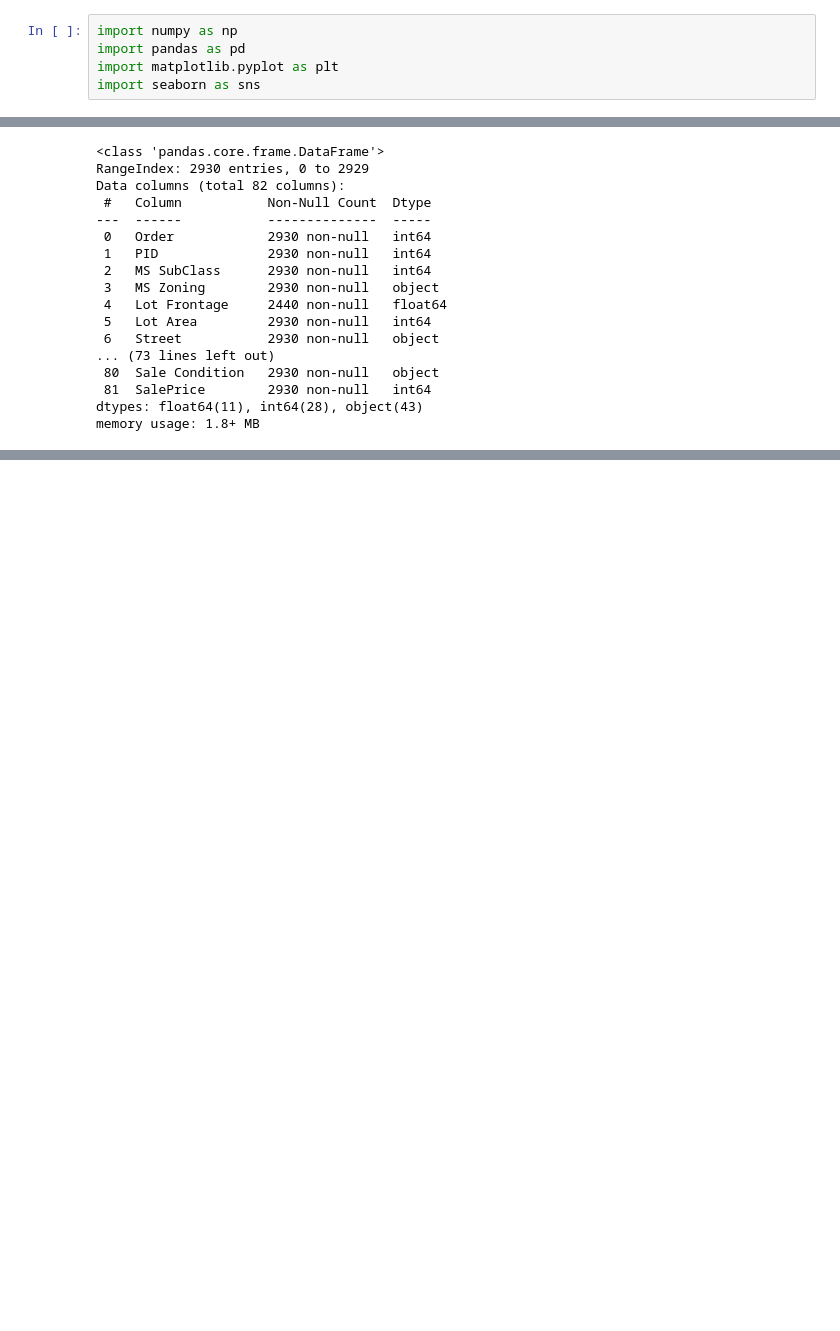
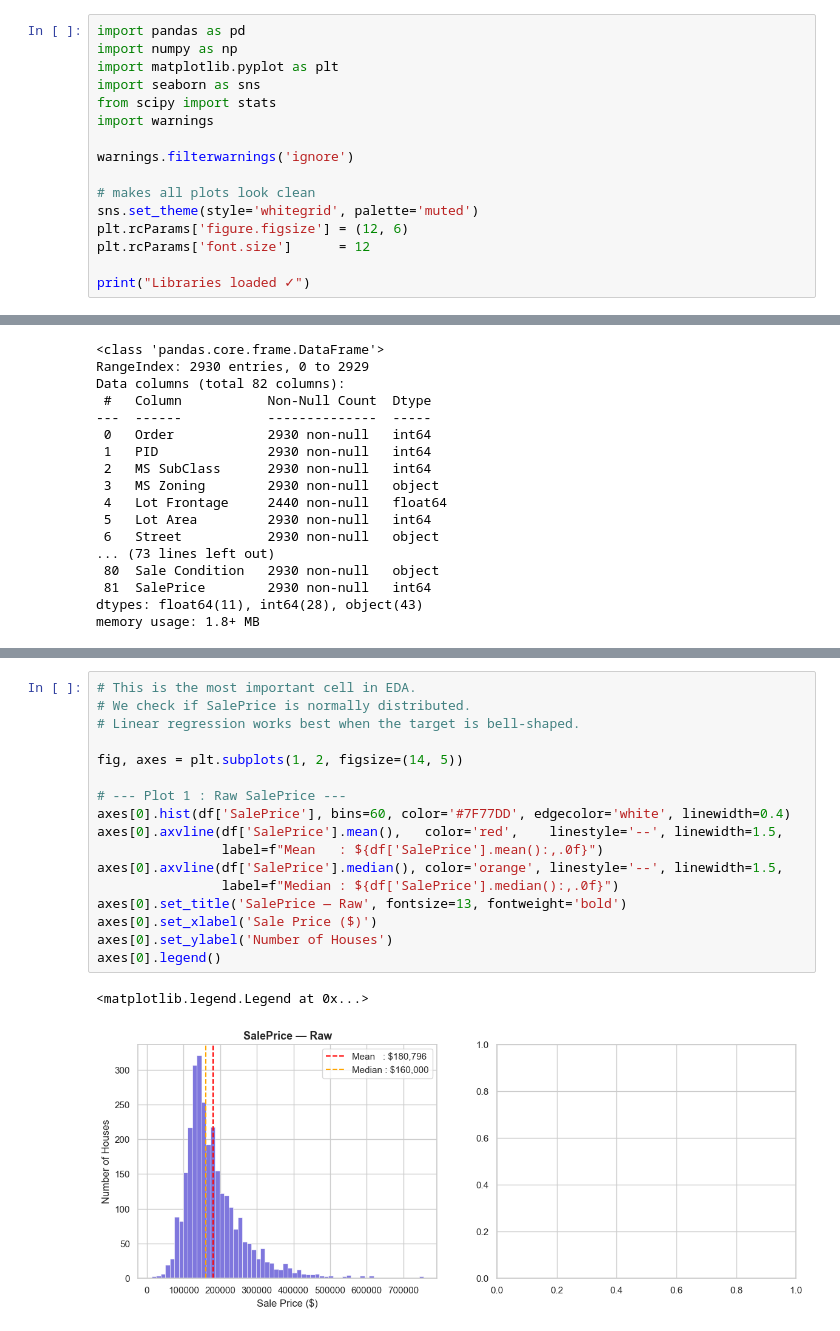
Before and after one commit to feroz-crash/house-price-prediction, a Jupyter notebook: notebooks/_eda.ipynb, the cells around one changed output, grey strips where cells are left out. Drawn from its saved outputs; the diff is of its cells as text; blank space fills up the shorter version.

```diff
--- a/notebooks/_eda.ipynb
+++ b/notebooks/_eda.ipynb
@@ -1,5 +1,16 @@
 # %%
+import pandas as pd
 import numpy as np
-import pandas as pd
 import matplotlib.pyplot as plt
 import seaborn as sns
+from scipy import stats
+import warnings
+
+warnings.filterwarnings('ignore')
+
+# makes all plots look clean
+sns.set_theme(style='whitegrid', palette='muted')
+plt.rcParams['figure.figsize'] = (12, 6)
+plt.rcParams['font.size']      = 12
+
+print("Libraries loaded ✓")
@@ -68,3 +78,23 @@ df.describe().T
 | Mo Sold | 2930.0 | 6.216041e+00 | 2.714492e+00 | 1.0 | 4.000000e+00 | 6.0 | 8.000000e+00 | 1.200000e+01 |
 | Yr Sold | 2930.0 | 2.007790e+03 | 1.316613e+00 | 2006.0 | 2.007000e+03 | 2008.0 | 2.009000e+03 | 2.010000e+03 |
 | SalePrice | 2930.0 | 1.807961e+05 | 7.988669e+04 | 12789.0 | 1.295000e+05 | 160000.0 | 2.135000e+05 | 7.550000e+05 |
+# %%
+# This is the most important cell in EDA.
+# We check if SalePrice is normally distributed.
+# Linear regression works best when the target is bell-shaped.
+
+fig, axes = plt.subplots(1, 2, figsize=(14, 5))
+
+# --- Plot 1 : Raw SalePrice ---
+axes[0].hist(df['SalePrice'], bins=60, color='#7F77DD', edgecolor='white', linewidth=0.4)
+axes[0].axvline(df['SalePrice'].mean(),   color='red',    linestyle='--', linewidth=1.5,
+                label=f"Mean   : ${df['SalePrice'].mean():,.0f}")
+axes[0].axvline(df['SalePrice'].median(), color='orange', linestyle='--', linewidth=1.5,
+                label=f"Median : ${df['SalePrice'].median():,.0f}")
+axes[0].set_title('SalePrice — Raw', fontsize=13, fontweight='bold')
+axes[0].set_xlabel('Sale Price ($)')
+axes[0].set_ylabel('Number of Houses')
+axes[0].legend()
+# %% [output]
+<matplotlib.legend.Legend at 0x...>
+[figure, added]
```
Also changed, not shown: parts of 5 cells of this notebook, 3 other files.
